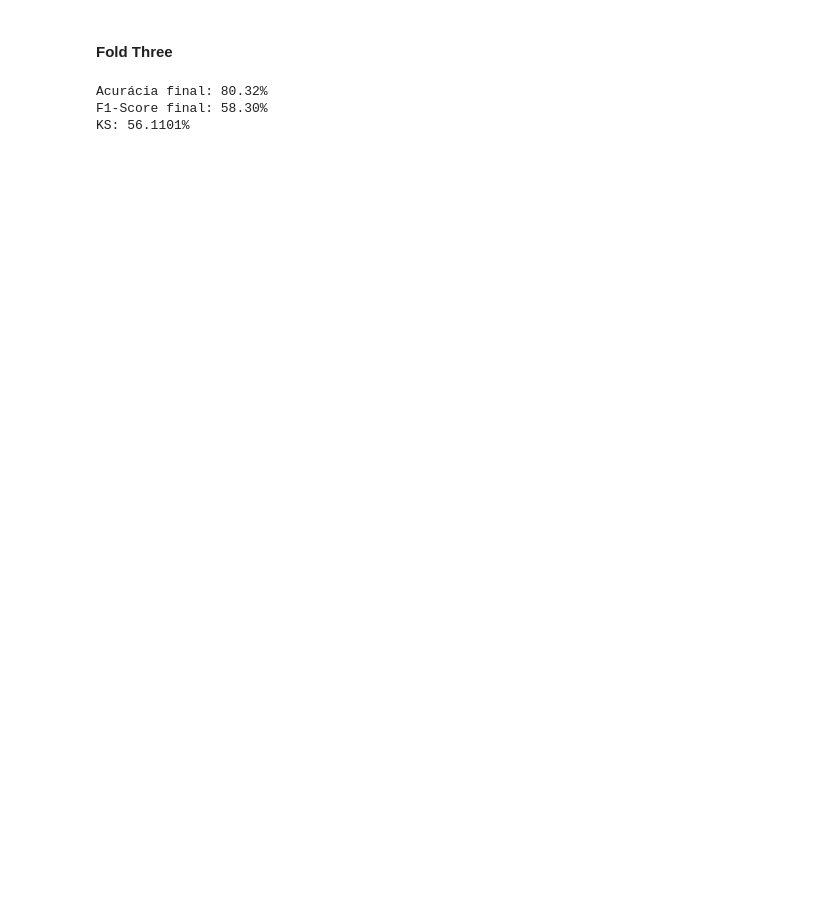
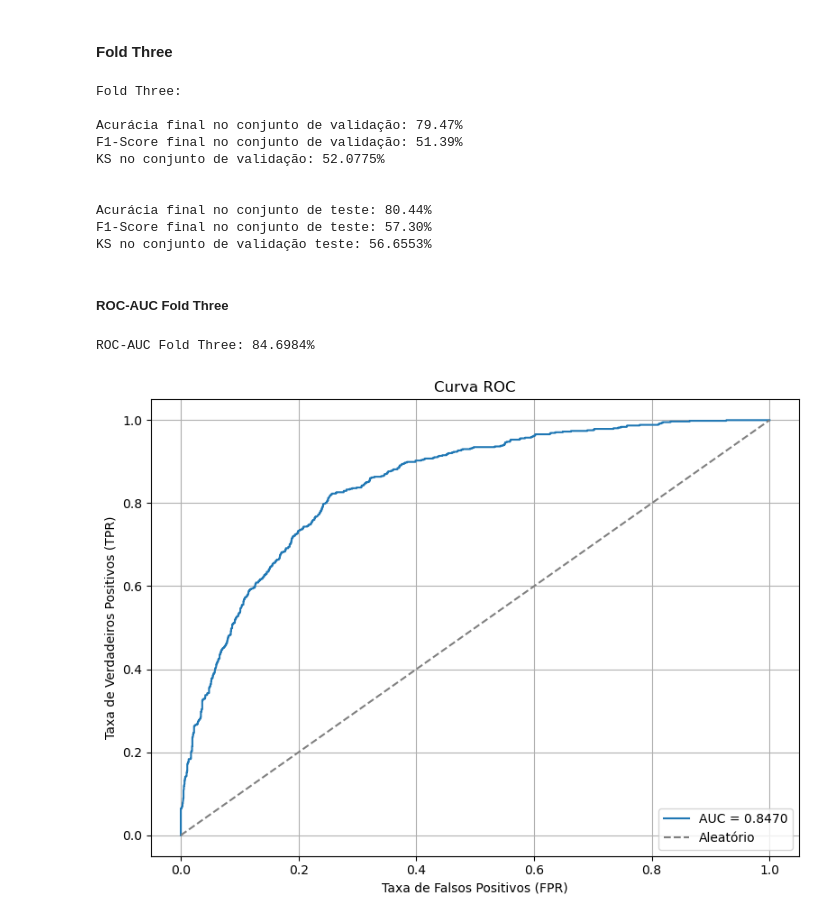
Before and after one commit to marigmsc/Projeto-Churn, a Jupyter notebook: notebooks/projeto_churn.ipynb, the cells around one changed output. Saved outputs shown, nothing was run; the diff lists cells and outputs as text; code cells hidden in the pictures; blank space fills up the shorter version.

```diff
--- a/notebooks/projeto_churn.ipynb
+++ b/notebooks/projeto_churn.ipynb
@@ -1351,6 +1437,7 @@ KS: 52.5124%
 # %% [markdown]
 #### Fold Three
 # %%
+print("Fold Three: \n")
 best_params_GB = study_GB.best_params
 
 final_model = GradientBoostingClassifier(
@@ -1360,16 +1447,57 @@ final_model = GradientBoostingClassifier(
 
 final_model.fit(X_train_fold_three, y_train_fold_three)
 
+y_pred = final_model.predict(X_val_fold_three)
+accuracy_GB = accuracy_score(y_val_fold_three, y_pred)
+f1_value_GB = f1_score(y_val_fold_three, y_pred)
+y_probs = final_model.predict_proba(X_val_fold_three)[:, 1]
+ks_statistic, _ = ks_2samp(y_probs[y_val_fold_three == 1], y_probs[y_val_fold_three == 0])
+
+print("Acurácia final no conjunto de validação: {:.2f}%".format(accuracy_GB * 100))
+print("F1-Score final no conjunto de validação: {:.2f}%".format(f1_value_GB * 100))
+print("KS no conjunto de validação: {:.4f}%".format(ks_statistic * 100))
+
 y_pred = final_model.predict(X_test_fold_three)
 accuracy_GB = accuracy_score(y_test_fold_three, y_pred)
 f1_value_GB = f1_score(y_test_fold_three, y_pred)
 y_probs = final_model.predict_proba(X_test_fold_three)[:, 1]
 ks_statistic, _ = ks_2samp(y_probs[y_test_fold_three == 1], y_probs[y_test_fold_three == 0])
 
-print("Acurácia final: {:.2f}%".format(accuracy_GB * 100))
-print("F1-Score final: {:.2f}%".format(f1_value_GB * 100))
-print("KS: {:.4f}%".format(ks_statistic * 100))
+print("\n\nAcurácia final no conjunto de teste: {:.2f}%".format(accuracy_GB * 100))
+print("F1-Score final no conjunto de teste: {:.2f}%".format(f1_value_GB * 100))
+print("KS no conjunto de validação teste: {:.4f}%".format(ks_statistic * 100))
 # %% [output]
-Acurácia final: 80.32%
-F1-Score final: 58.30%
-KS: 56.1101%
+Fold Three:
+
+Acurácia final no conjunto de validação: 79.47%
+F1-Score final no conjunto de validação: 51.39%
+KS no conjunto de validação: 52.0775%
+
+
+Acurácia final no conjunto de teste: 80.44%
+F1-Score final no conjunto de teste: 57.30%
+KS no conjunto de validação teste: 56.6553%
+# %% [markdown]
+##### ROC-AUC Fold Three
+# %%
+y_probs = final_model.predict_proba(X_test_fold_three)[:, 1]
+roc_auc = roc_auc_score(y_test_fold_three, y_probs)
+print(f"ROC-AUC Fold Three: {roc_auc * 100:.4f}%")
+
+# Calcular os pontos da curva ROC
+fpr, tpr, thresholds = roc_curve(y_test_fold_three, y_probs)
+
+# Plotar a curva ROC
+plt.figure(figsize=(8, 6))
+plt.plot(fpr, tpr, label=f"AUC = {roc_auc:.4f}")
+plt.plot([0, 1], [0, 1], linestyle="--", color="gray", label="Aleatório")
+plt.xlabel("Taxa de Falsos Positivos (FPR)")
+plt.ylabel("Taxa de Verdadeiros Positivos (TPR)")
+plt.title("Curva ROC")
+plt.legend(loc="lower right")
+plt.grid(True)
+plt.tight_layout()
+plt.show()
+# %% [output]
+ROC-AUC Fold Three: 84.6984%
+[figure, added]
```
Also changed, not shown: parts of 19 cells of this notebook.
